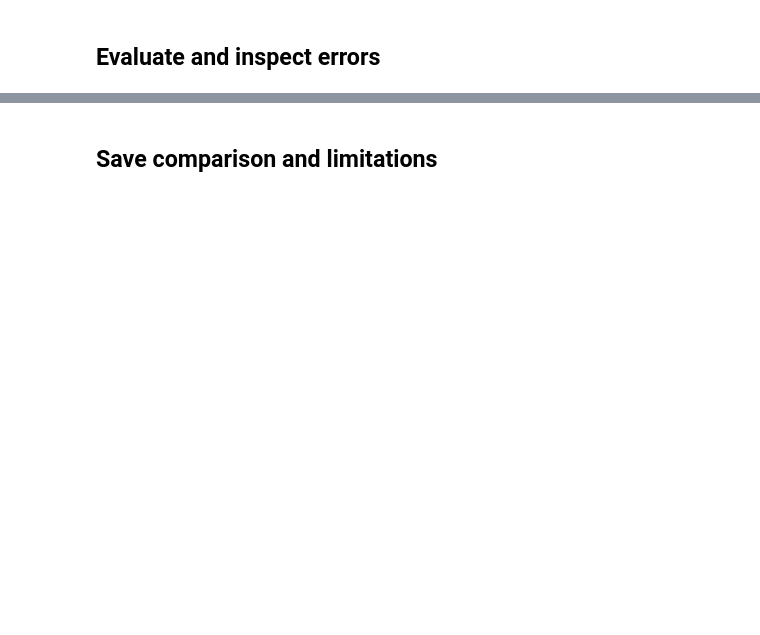
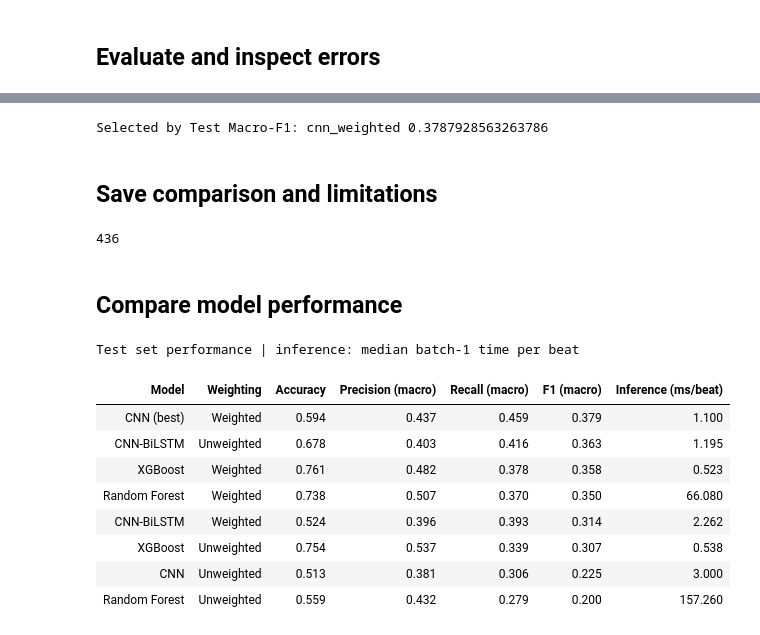
Before and after one commit to kkakongkiat/cardiac-arrhythmia-classification, a Jupyter notebook: model/11_Evaluation_comparison.ipynb, the cells around one changed output, grey strips where cells are left out. Cells and saved outputs as stored; diff of their text form; code cells hidden in the pictures; blank space fills up the shorter version.

```diff
--- a/model/11_Evaluation_comparison.ipynb
+++ b/model/11_Evaluation_comparison.ipynb
@@ -203,16 +271,21 @@ rows = []
 # %% [markdown]
 ## Evaluate and inspect errors
 # %%
-for candidate in lock['candidates']:
+for candidate in candidates:
     folder = ARTIFACTS / candidate['path']
     info = read_json(folder / 'info.json')
+    if candidate['device'] == 'cuda' and not torch.cuda.is_available():
+        raise RuntimeError('การประเมิน DL ต้องใช้ PyTorch CUDA ใน kernel นี้')
     model = load_model(folder, info, candidate['device'])
     values = test['wave'] if info['kind'] in ['cnn', 'cnn_bilstm'] else test['x']
+    candidate['latency'] = measure_latency(model, info['kind'], values,
+                                           candidate['device'], repeats=LATENCY_REPEATS)
     probabilities_ = probabilities(model, info['kind'], values, candidate['device'])
     pred = probabilities_.argmax(1)
     result = metrics(test['y'], pred)
+    candidate['test_macro_f1'] = result['macro_f1']
     out = target / candidate['configuration']
-    out.mkdir()
+    reset_directory(out)
     frame = test['meta'].copy()
     frame['predicted'] = pred
     for i, name in enumerate(CLASSES):
@@ -247,11 +320,10 @@ for candidate in lock['candidates']:
         fig.tight_layout()
         fig.savefig(out / 'error_examples.png', dpi=120)
         plt.close(fig)
-    if candidate['configuration'] == lock['winner']:
-        write_json(out / 'patient_bootstrap.json', bootstrap_patients(frame))
-    row = {'configuration': candidate['configuration'], 'selected_winner': candidate['configuration'] == lock['winner'],
+    row = {'configuration': candidate['configuration'], 'selected_winner': False,
            'validation_macro_f1': candidate['validation_macro_f1'], 'baseline_validation_macro_f1': candidate['baseline_macro_f1'],
            'test_macro_f1': result['macro_f1'], 'accuracy': result['accuracy'],
+           'device': candidate['device'], 'gpu': info.get('gpu'),
            'balanced_accuracy': result['balanced_accuracy'], 'weighted_f1': result['weighted_f1'],
            'train_seconds': candidate['train_seconds'], 'tuning_seconds': candidate['tuning_seconds'],
            'model_bytes': sum(p.stat().st_size for p in folder.glob('model.*')), **candidate['latency']}
@@ -263,14 +337,65 @@ for candidate in lock['candidates']:
+# %%
+winner = select_winner(candidates)
+selection = {
+    'winner': winner['configuration'],
+    'selection_metric': 'test_macro_f1',
+    'test_used_for_selection': True,
+    'prepared_hash': sha256(DATA / 'prepared.json'),
+    'preprocessing_hash': sha256(DATA / 'preprocessing.json'),
+    'imputer_hash': sha256(DATA / 'imputer.joblib'),
+    'candidates': candidates,
+    'seed': SEED,
+}
+write_json(ARTIFACTS / 'selection.json', selection)
+winner_folder = target / winner['configuration']
+winner_predictions = pd.read_parquet(winner_folder / 'predictions.parquet')
+write_json(winner_folder / 'patient_bootstrap.json',
+           bootstrap_patients(winner_predictions, repeats=BOOTSTRAP_REPEATS))
+comparison = pd.DataFrame(rows)
+comparison['selected_winner'] = comparison.configuration.eq(selection['winner'])
+comparison = comparison.sort_values(['test_macro_f1', 'batch_1_seconds', 'configuration'],
+                                    ascending=[False, True, True]).reset_index(drop=True)
+print('Selected by Test Macro-F1:', selection['winner'], winner['test_macro_f1'])
+# %% [output]
+Selected by Test Macro-F1: cnn_weighted 0.3787928563263786
 # %% [markdown]
 ## Save comparison and limitations
 # %%
-comparison = pd.DataFrame(rows)
 comparison.to_csv(target / 'comparison.csv', index=False)
-write_json(target / 'evaluation.json', {'selection_hash': sha256(ARTIFACTS / 'selection.json'),
-           'winner': lock['winner'], 'test_used_for_selection': False})
+write_json(target / 'evaluation.json', {
+    'selection_hash': sha256(ARTIFACTS / 'selection.json'),
+    'winner': selection['winner'],
+    'selection_metric': 'test_macro_f1',
+    'test_used_for_selection': True,
+})
 (target / 'limitations.md').write_text(
-    '# ข้อจำกัด\n\n- ใช้ seed เดียวและผู้ป่วย Test จำนวนน้อย\n'
+    '# ข้อจำกัด\n\n- เลือกผู้ชนะจาก Test Macro-F1; Test จึงเป็นชุดเลือกโมเดลด้วย '
+    'ไม่ใช่ผลประเมินอิสระหลังเลือกโมเดล และคะแนนผู้ชนะอาจสูงเกินผลบนข้อมูลใหม่\n'
+    '- ใช้ seed เดียวและผู้ป่วย Test จำนวนน้อย\n'
+    '- ช่วง bootstrap ไม่ได้ชดเชยผลจากการเลือกผู้ชนะด้วย Test\n'
     '- คะแนนกลุ่มย่อยใช้ 5 labels คงที่ ต้องอ่านจำนวนคลาสที่มีจริงประกอบ\n'
     '- ML ใช้ RR และ morphology; DL ใช้ waveform\n'
-    '- ใช้ annotation centers และ offline filtering ไม่ได้ประเมิน R-peak detector\n'
-    '- ผู้ชนะเลือกจาก Validation เท่านั้น ไม่เปลี่ยนตาม Test\n', encoding='utf-8')
-comparison
+    '- ใช้ annotation centers และ offline filtering ไม่ได้ประเมิน R-peak detector\n',
+    encoding='utf-8')
+# %% [output]
+436
+# %% [markdown]
+## Compare model performance
+# %%
+summary = performance_table(comparison)
+summary.to_csv(REPORTS / 'final/performance_comparison.csv', index=False)
+summary.style.hide(axis='index').format({
+    'Accuracy': '{:.3f}', 'Precision (macro)': '{:.3f}', 'Recall (macro)': '{:.3f}',
+    'F1 (macro)': '{:.3f}', 'Inference (ms/beat)': '{:.3f}'
+}).set_caption('Test set performance | inference: median batch-1 time per beat')
+# %% [output]
+Test set performance | inference: median batch-1 time per beat
+| Model | Weighting | Accuracy | Precision (macro) | Recall (macro) | F1 (macro) | Inference (ms/beat) |
+| CNN (best) | Weighted | 0.594 | 0.437 | 0.459 | 0.379 | 1.100 |
+| CNN-BiLSTM | Unweighted | 0.678 | 0.403 | 0.416 | 0.363 | 1.195 |
+| XGBoost | Weighted | 0.761 | 0.482 | 0.378 | 0.358 | 0.523 |
+| Random Forest | Weighted | 0.738 | 0.507 | 0.370 | 0.350 | 66.080 |
+| CNN-BiLSTM | Weighted | 0.524 | 0.396 | 0.393 | 0.314 | 2.262 |
+| XGBoost | Unweighted | 0.754 | 0.537 | 0.339 | 0.307 | 0.538 |
+| CNN | Unweighted | 0.513 | 0.381 | 0.306 | 0.225 | 3.000 |
+| Random Forest | Unweighted | 0.559 | 0.432 | 0.279 | 0.200 | 157.260 |
```
Also changed, not shown: parts of 22 cells of this notebook, 17 other files.
